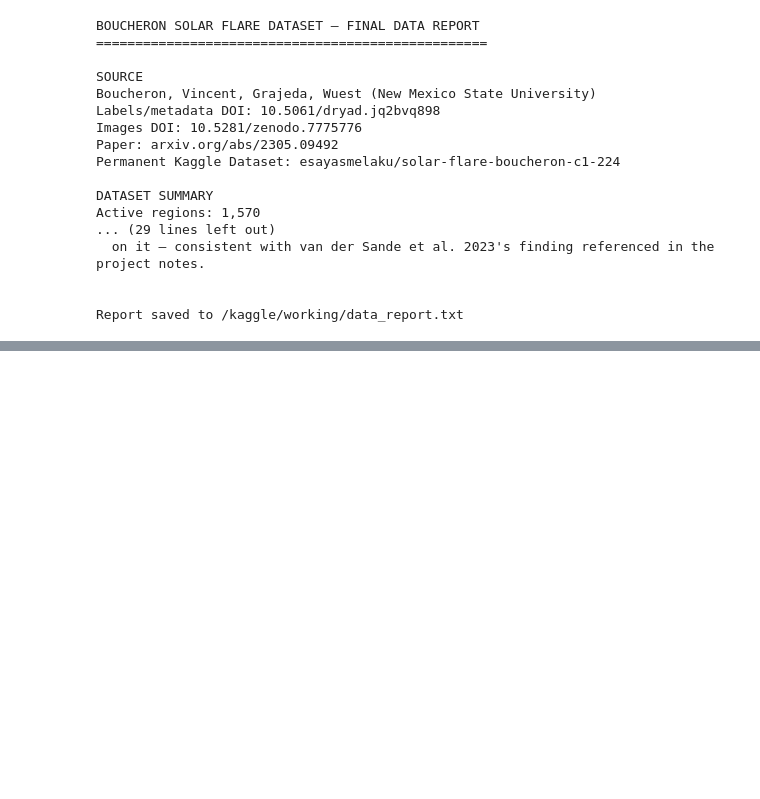
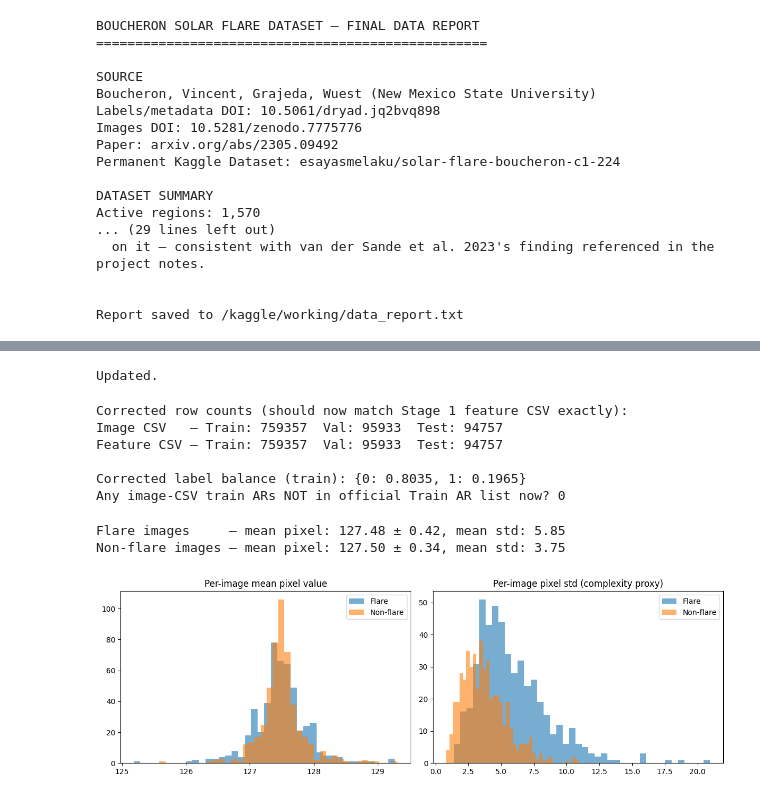
Before and after one commit to EsayasDS/Solar-flare-forecasting, a Jupyter notebook: solar-flare-forecasting.ipynb, the cells around one changed output, grey strips where cells are left out. Saved outputs shown, nothing was run; the diff lists cells and outputs as text; code cells hidden in the pictures; blank space fills up the shorter version.

```diff
--- a/solar-flare-forecasting.ipynb
+++ b/solar-flare-forecasting.ipynb
@@ -169,4 +36,0 @@ Name: count, dtype: int64
-# %%
-df.columns = [f"feature_{i}" for i in range(29)] + ["label", "flare_size", "filename"]
-print(df.columns.tolist())
-print(df[["label", "flare_size", "filename"]].head())
@@ -477,0 +592,68 @@ Report saved to /kaggle/working/data_report.txt
+# %%
+final_report += """
+DATA QUALITY NOTE
+feature_3 and feature_14 are constant across all 759,357 training rows
+(feature_3 = 0.0 always; feature_14 = 4.712389 always, std ≈ 5e-11).
+These 2 of 29 features carry zero discriminative information in this
+preconfigured dataset subset — confirmed via .describe()/.nunique(), not assumed.
+"""
+with open("/kaggle/working/stage1_final_report.txt", "w") as f:
+    f.write(final_report)
+print("Updated.")
+# %% [output]
+Updated.
+# %%
+def load_image_csv(path):
+    df = pd.read_csv(path)          # auto-detect the real header this time
+    df.columns = ["path", "label"]
+    df["label"] = df["label"].astype(int)
+    return df
+
+img_train_csv = load_image_csv(DATA_ROOT / "Train_Data_by_AR_png_224.csv")
+img_val_csv   = load_image_csv(DATA_ROOT / "Validation_Data_by_AR_png_224.csv")
+img_test_csv  = load_image_csv(DATA_ROOT / "Test_Data_by_AR_png_224.csv")
+
+print("Corrected row counts (should now match Stage 1 feature CSV exactly):")
+print(f"Image CSV   — Train: {len(img_train_csv)}  Val: {len(img_val_csv)}  Test: {len(img_test_csv)}")
+print(f"Feature CSV — Train: {len(train_data)}  Val: {len(val_data)}  Test: {len(test_data)}")
+
+print("\nCorrected label balance (train):", img_train_csv["label"].value_counts(normalize=True).round(4).to_dict())
+
+img_train_ar = img_train_csv["path"].str.split("/").str[0]
+print("Any image-CSV train ARs NOT in official Train AR list now?", (~img_train_ar.isin(train_ar)).sum())
+# %% [output]
+Corrected row counts (should now match Stage 1 feature CSV exactly):
+Image CSV   — Train: 759357  Val: 95933  Test: 94757
+Feature CSV — Train: 759357  Val: 95933  Test: 94757
+
+Corrected label balance (train): {0: 0.8035, 1: 0.1965}
+Any image-CSV train ARs NOT in official Train AR list now? 0
+# %%
+def sample_stats(sub_df, n=500, seed=1):
+    sample = sub_df.sample(min(n, len(sub_df)), random_state=seed)
+    means, stds = [], []
+    for _, row in sample.iterrows():
+        p = get_image_path(row)
+        arr = np.array(Image.open(p), dtype=np.float32)
+        means.append(arr.mean())
+        stds.append(arr.std())
+    return np.array(means), np.array(stds)
+
+flare_means, flare_stds = sample_stats(train_data[train_data["label"] == 1])
+nonflare_means, nonflare_stds = sample_stats(train_data[train_data["label"] == 0])
+
+print(f"Flare images     — mean pixel: {flare_means.mean():.2f} ± {flare_means.std():.2f}, mean std: {flare_stds.mean():.2f}")
+print(f"Non-flare images — mean pixel: {nonflare_means.mean():.2f} ± {nonflare_means.std():.2f}, mean std: {nonflare_stds.mean():.2f}")
+
+fig, axes = plt.subplots(1, 2, figsize=(12, 4))
+axes[0].hist(flare_means, bins=40, alpha=0.6, label="Flare")
+axes[0].hist(nonflare_means, bins=40, alpha=0.6, label="Non-flare")
+axes[0].set_title("Per-image mean pixel value"); axes[0].legend()
+axes[1].hist(flare_stds, bins=40, alpha=0.6, label="Flare")
+axes[1].hist(nonflare_stds, bins=40, alpha=0.6, label="Non-flare")
+axes[1].set_title("Per-image pixel std (complexity proxy)"); axes[1].legend()
+plt.tight_layout(); plt.show()
+# %% [output]
+Flare images     — mean pixel: 127.48 ± 0.42, mean std: 5.85
+Non-flare images — mean pixel: 127.50 ± 0.34, mean std: 3.75
+[figure, added]
```
Also changed, not shown: parts of 37 cells of this notebook.
